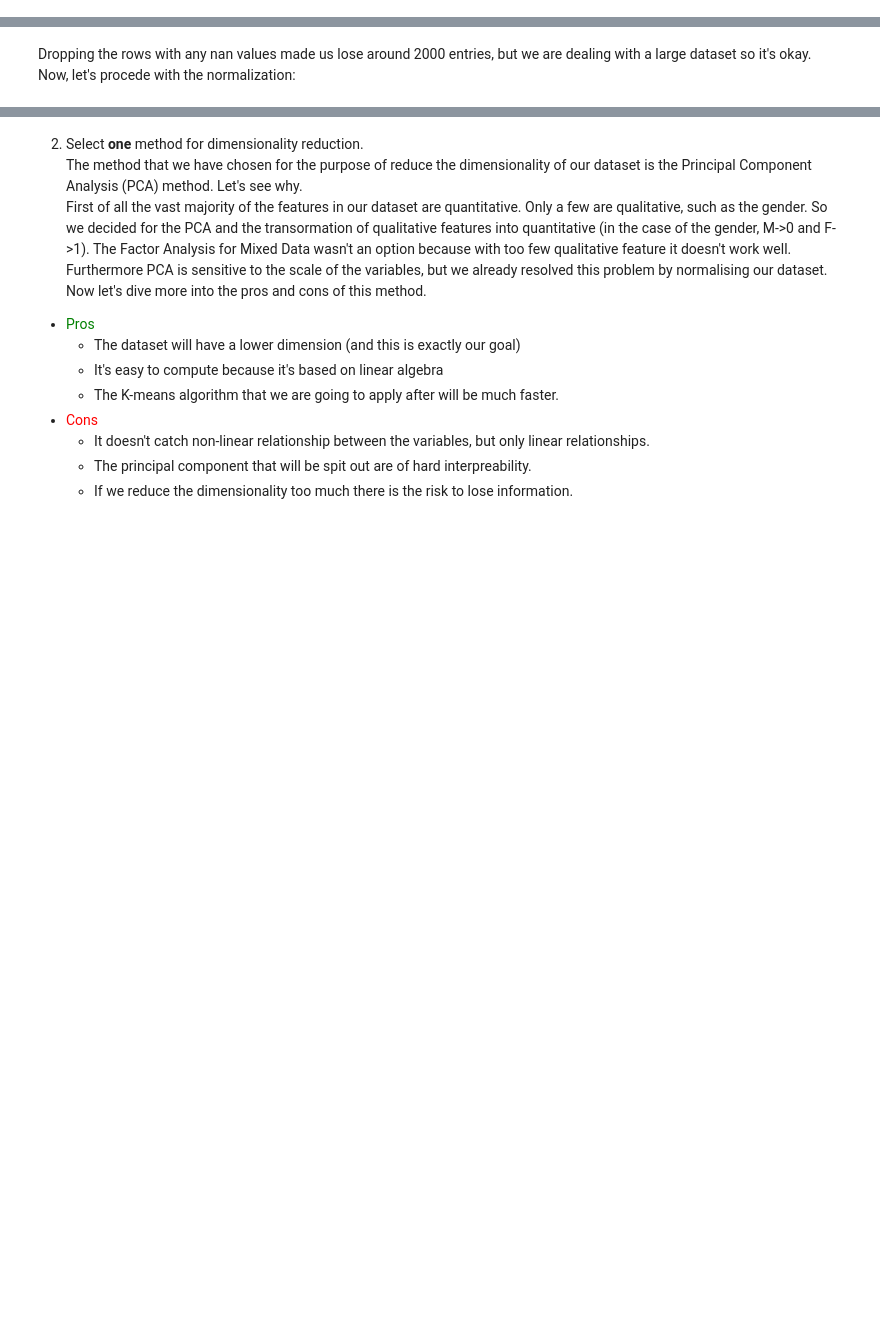
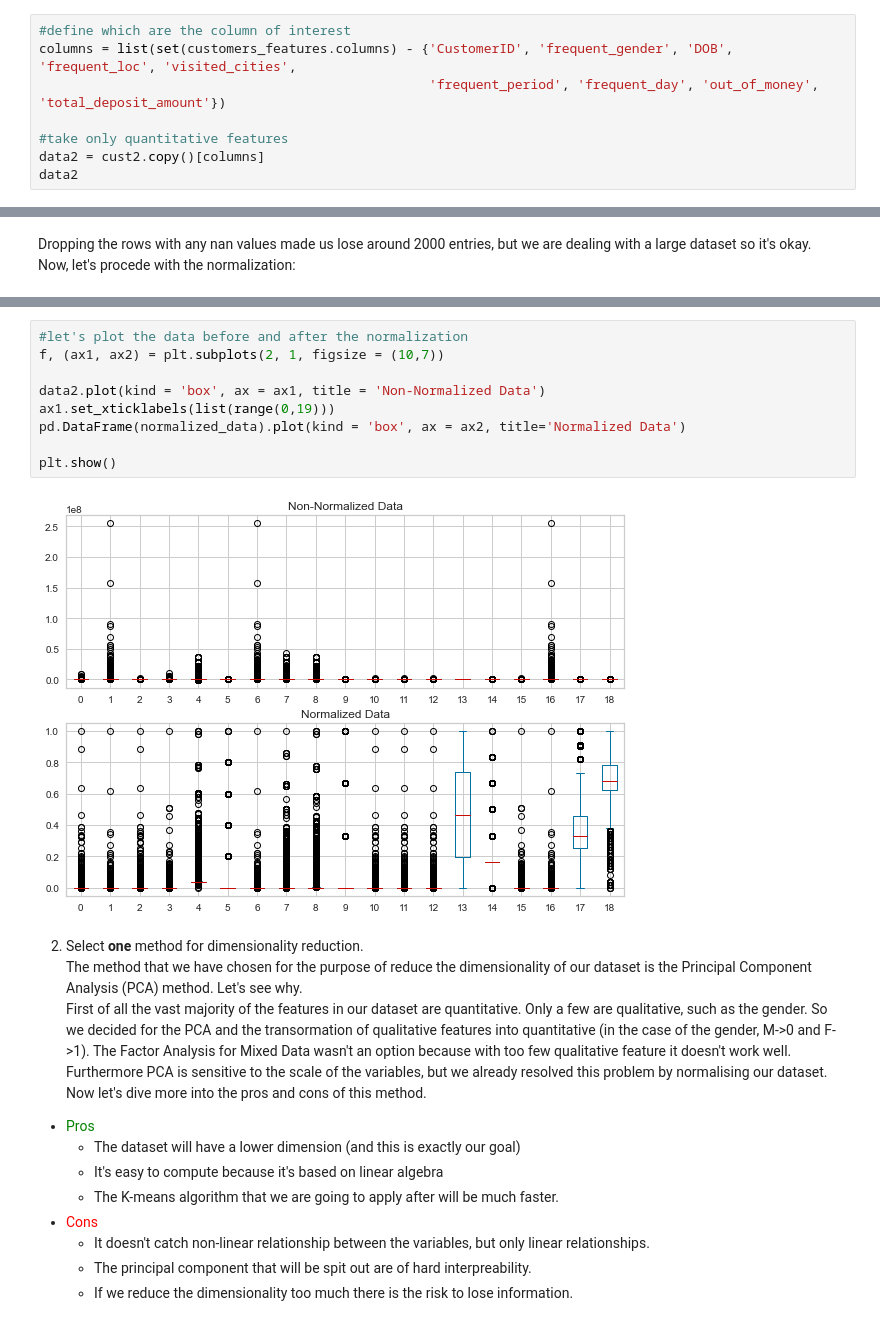
Before and after one commit to Leoni1894985/HM-4, a Jupyter notebook: main.ipynb, the cells around one changed output, grey strips where cells are left out. Saved outputs shown, nothing was run; the diff lists cells and outputs as text; blank space fills up the shorter version.

```diff
--- a/main.ipynb
+++ b/main.ipynb
@@ -1223,0 +1180,8 @@ data2.shape
+# %%
+#define which are the column of interest
+columns = list(set(customers_features.columns) - {'CustomerID', 'frequent_gender', 'DOB', 'frequent_loc', 'visited_cities',
+                                                  'frequent_period', 'frequent_day', 'out_of_money', 'total_deposit_amount'})
+
+#take only quantitative features
+data2 = cust2.copy()[columns]
+data2
@@ -1261,3 +1235,14 @@ plt.show()
+# %%
+#let's plot the data before and after the normalization
+f, (ax1, ax2) = plt.subplots(2, 1, figsize = (10,7))
+
+data2.plot(kind = 'box', ax = ax1, title = 'Non-Normalized Data')
+ax1.set_xticklabels(list(range(0,19)))
+pd.DataFrame(normalized_data).plot(kind = 'box', ax = ax2, title='Normalized Data')
+
+plt.show()
+# %% [output]
+[figure, added]
 # %% [markdown]
 2. Select **one** method for dimensionality reduction.<br>
 The method that we have chosen for the purpose of reduce the dimensionality of our dataset is the Principal Component Analysis (PCA) method. Let's see why.<br>
```
Also changed, not shown: parts of 95 cells of this notebook, 6 other files.
